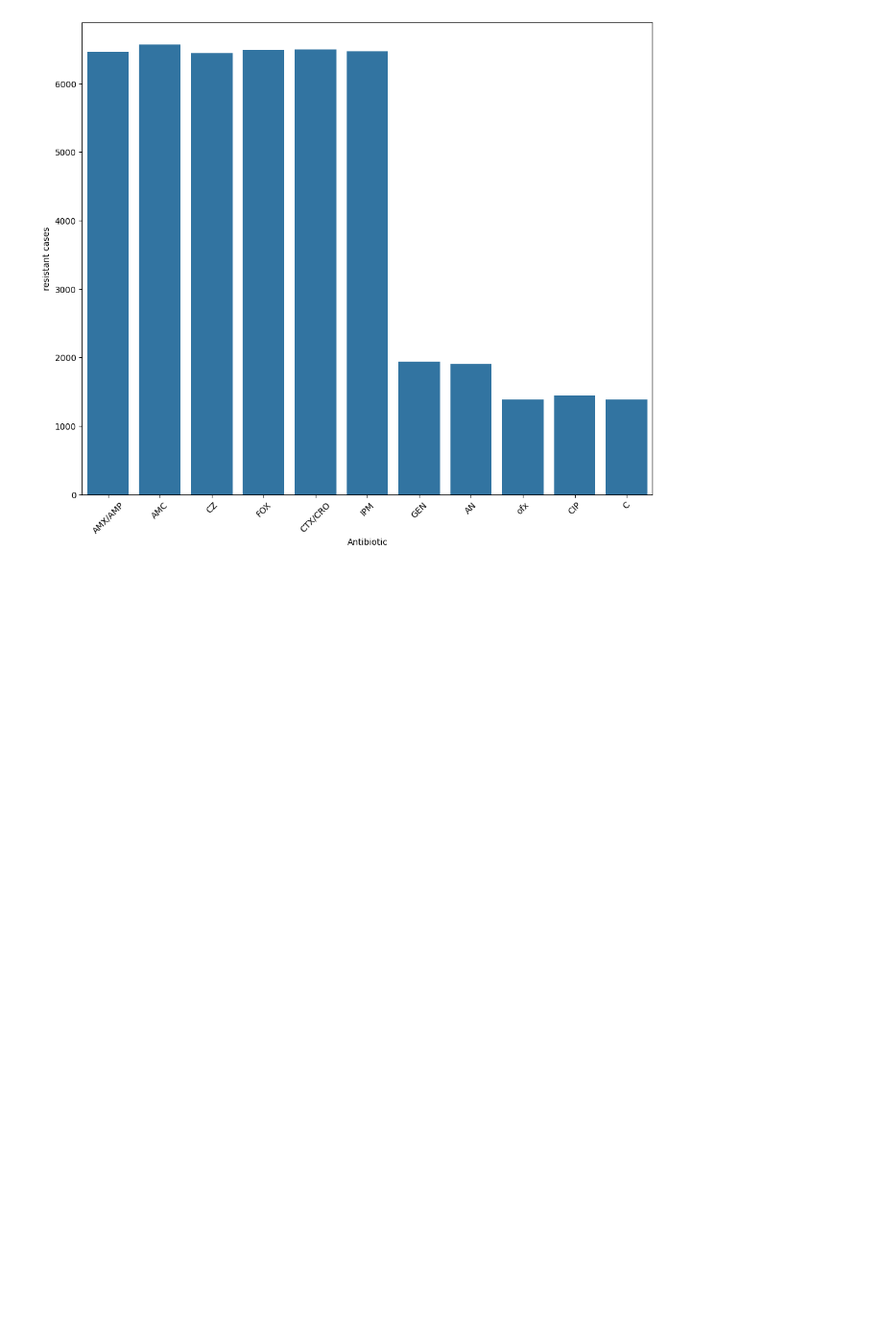
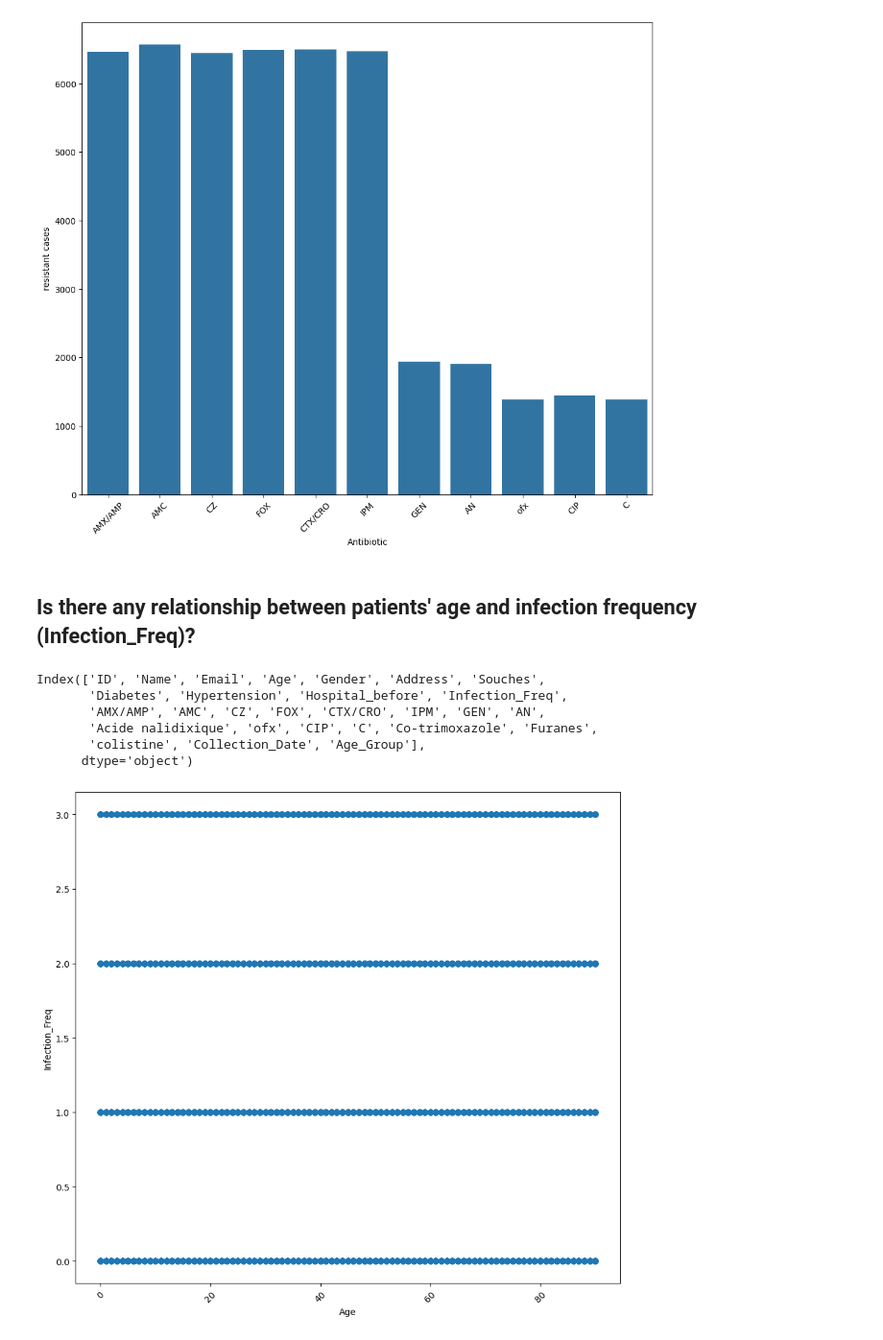
Before and after one commit to uzaifhassan/Bacteria_dataset_Multiresictance_Data_preprocessing, a Jupyter notebook: Bacteria_dataset_Multiresictance_Data_Visualization.ipynb, the cells around one changed output. Shown at 96% size. Drawn from its saved outputs; the diff is of its cells as text; code cells hidden in the pictures; blank space fills up the shorter version.

```diff
--- a/Bacteria_dataset_Multiresictance_Data_Visualization.ipynb
+++ b/Bacteria_dataset_Multiresictance_Data_Visualization.ipynb
@@ -146,3 +146,23 @@ plt.show()
 # %% [output]
 [np.int64(6465), np.int64(6568), np.int64(6443), np.int64(6488), np.int64(6501), np.int64(6470), np.int64(1936), np.int64(1905), np.int64(1381), np.int64(1447), np.int64(1385)]
 [figure]
+# %% [markdown]
+## Is there any relationship between patients' age and infection frequency (Infection_Freq)?
+# %%
+df.columns
+# %% [output]
+Index(['ID', 'Name', 'Email', 'Age', 'Gender', 'Address', 'Souches',
+       'Diabetes', 'Hypertension', 'Hospital_before', 'Infection_Freq',
+       'AMX/AMP', 'AMC', 'CZ', 'FOX', 'CTX/CRO', 'IPM', 'GEN', 'AN',
+       'Acide nalidixique', 'ofx', 'CIP', 'C', 'Co-trimoxazole', 'Furanes',
+       'colistine', 'Collection_Date', 'Age_Group'],
+      dtype='object')
+# %%
+plt.figure(figsize=(11,10))
+plt.scatter(df["Age"],df["Infection_Freq"])
+plt.xlabel("Age")
+plt.ylabel("Infection_Freq")
+plt.xticks(rotation=45)
+plt.show()
+# %% [output]
+[figure, added]
```
Also changed, not shown: parts of 4 cells of this notebook.
